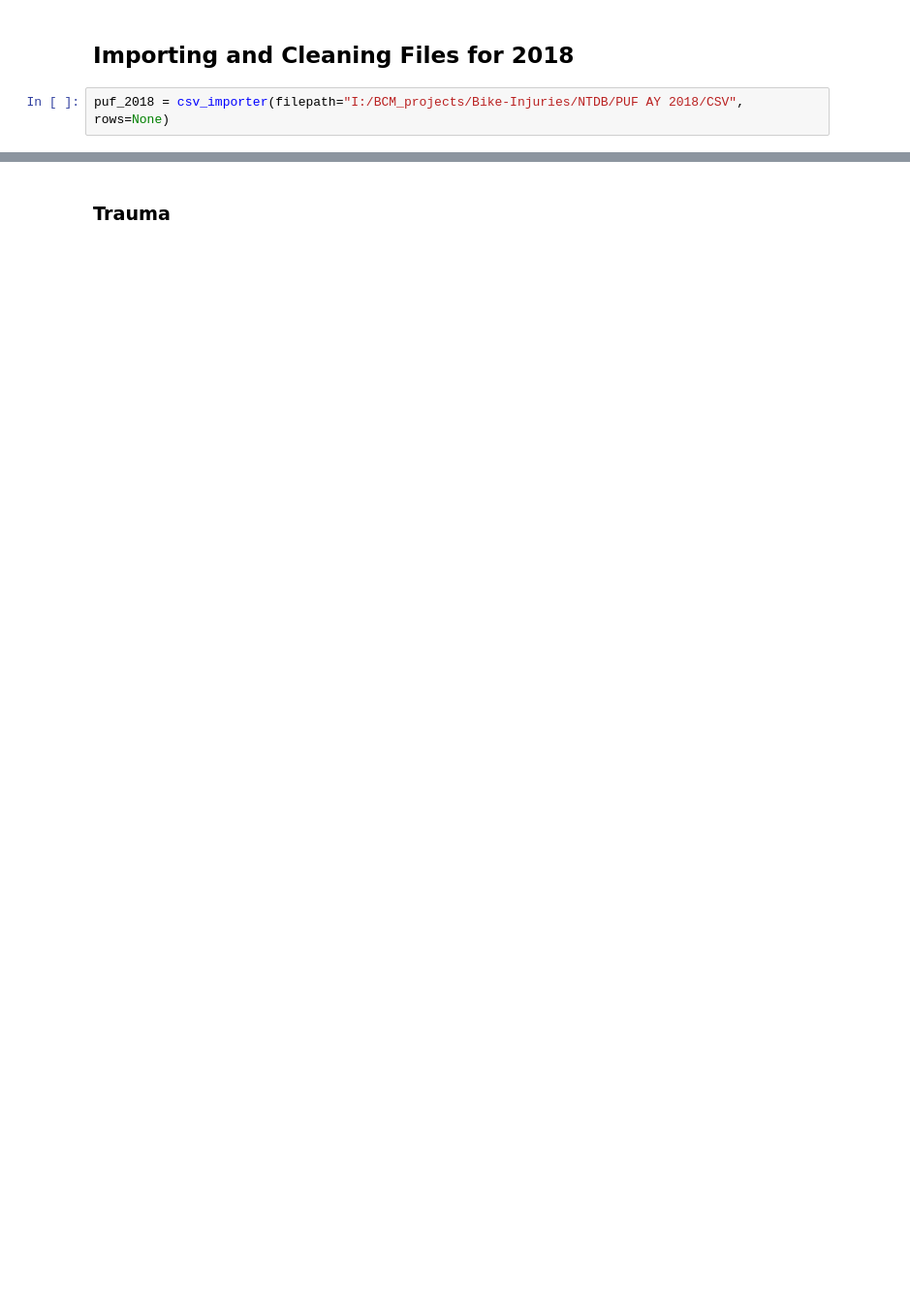
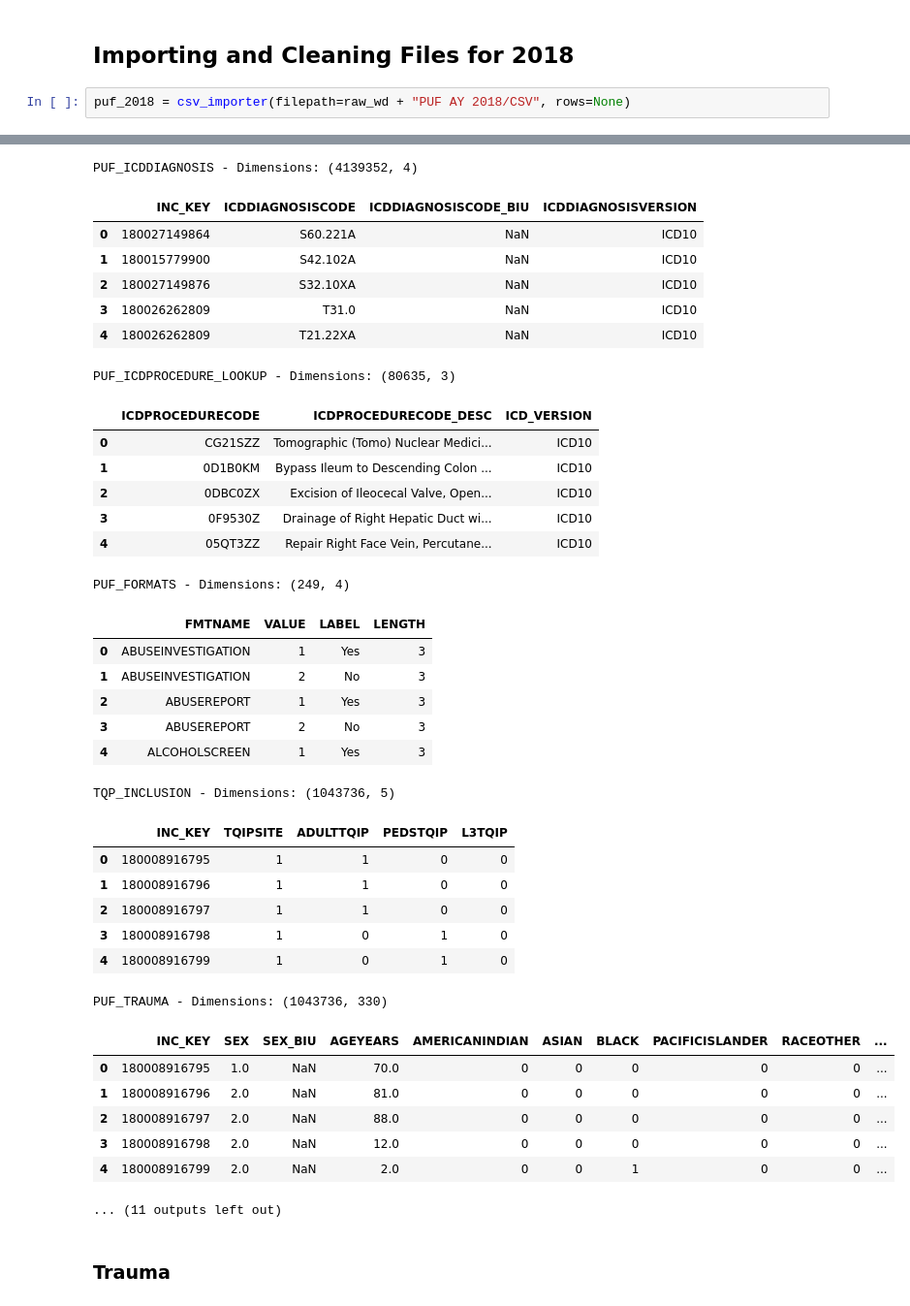
Before and after one commit to toofastdan117/TQP_bike_alcohol_helmets, a Jupyter notebook: 01_TQP_Parser.ipynb, the cells around one changed output, grey strips where cells are left out. Shown at 97% size. Drawn from its saved outputs; the diff is of its cells as text; blank space fills up the shorter version.

```diff
--- a/01_TQP_Parser.ipynb
+++ b/01_TQP_Parser.ipynb
@@ -151,4 +248,5 @@ stat_printer(proced_bikes)
 # %% [markdown]
 ## **Importing and Cleaning Files for 2018**
 # %%
-puf_2018 = csv_importer(filepath="I:/BCM_projects/Bike-Injuries/NTDB/PUF AY 2018/CSV", rows=None)
+puf_2018 = csv_importer(filepath=raw_wd + "PUF AY 2018/CSV", rows=None)
+# %% [output]
@@ -155,3 +273,39 @@ puf_2018 = csv_importer(filepath="I:/BCM_projects/Bike-Injuries/NTDB/PUF AY 2018
+PUF_ICDDIAGNOSIS - Dimensions: (4139352, 4)
+|  | INC_KEY | ICDDIAGNOSISCODE | ICDDIAGNOSISCODE_BIU | ICDDIAGNOSISVERSION |
+| 0 | 180027149864 | S60.221A | NaN | ICD10 |
+| 1 | 180015779900 | S42.102A | NaN | ICD10 |
+| 2 | 180027149876 | S32.10XA | NaN | ICD10 |
+| 3 | 180026262809 | T31.0 | NaN | ICD10 |
+| 4 | 180026262809 | T21.22XA | NaN | ICD10 |
+PUF_ICDPROCEDURE_LOOKUP - Dimensions: (80635, 3)
+|  | ICDPROCEDURECODE | ICDPROCEDURECODE_DESC | ICD_VERSION |
+| 0 | CG21SZZ | Tomographic (Tomo) Nuclear Medici... | ICD10 |
+| 1 | 0D1B0KM | Bypass Ileum to Descending Colon ... | ICD10 |
+| 2 | 0DBC0ZX | Excision of Ileocecal Valve, Open... | ICD10 |
+| 3 | 0F9530Z | Drainage of Right Hepatic Duct wi... | ICD10 |
+| 4 | 05QT3ZZ | Repair Right Face Vein, Percutane... | ICD10 |
+PUF_FORMATS - Dimensions: (249, 4)
+|  | FMTNAME | VALUE | LABEL | LENGTH |
+| 0 | ABUSEINVESTIGATION | 1 | Yes | 3 |
+| 1 | ABUSEINVESTIGATION | 2 | No | 3 |
+| 2 | ABUSEREPORT | 1 | Yes | 3 |
+| 3 | ABUSEREPORT | 2 | No | 3 |
+| 4 | ALCOHOLSCREEN | 1 | Yes | 3 |
+TQP_INCLUSION - Dimensions: (1043736, 5)
+|  | INC_KEY | TQIPSITE | ADULTTQIP | PEDSTQIP | L3TQIP |
+| 0 | 180008916795 | 1 | 1 | 0 | 0 |
+| 1 | 180008916796 | 1 | 1 | 0 | 0 |
+| 2 | 180008916797 | 1 | 1 | 0 | 0 |
+| 3 | 180008916798 | 1 | 0 | 1 | 0 |
+| 4 | 180008916799 | 1 | 0 | 1 | 0 |
+PUF_TRAUMA - Dimensions: (1043736, 330)
+|  | INC_KEY | SEX | SEX_BIU | AGEYEARS | AMERICANINDIAN | ASIAN | BLACK | PACIFICISLANDER | RACEOTHER | ... |
+| 0 | 180008916795 | 1.0 | NaN | 70.0 | 0 | 0 | 0 | 0 | 0 | ... |
+| 1 | 180008916796 | 2.0 | NaN | 81.0 | 0 | 0 | 0 | 0 | 0 | ... |
+| 2 | 180008916797 | 2.0 | NaN | 88.0 | 0 | 0 | 0 | 0 | 0 | ... |
+| 3 | 180008916798 | 2.0 | NaN | 12.0 | 0 | 0 | 0 | 0 | 0 | ... |
+| 4 | 180008916799 | 2.0 | NaN | 2.0 | 0 | 0 | 1 | 0 | 0 | ... |
+... (11 outputs left out)
 # %% [markdown]
 ### Trauma
 # %%
```
Also changed, not shown: parts of 54 cells of this notebook, 2 other files.
